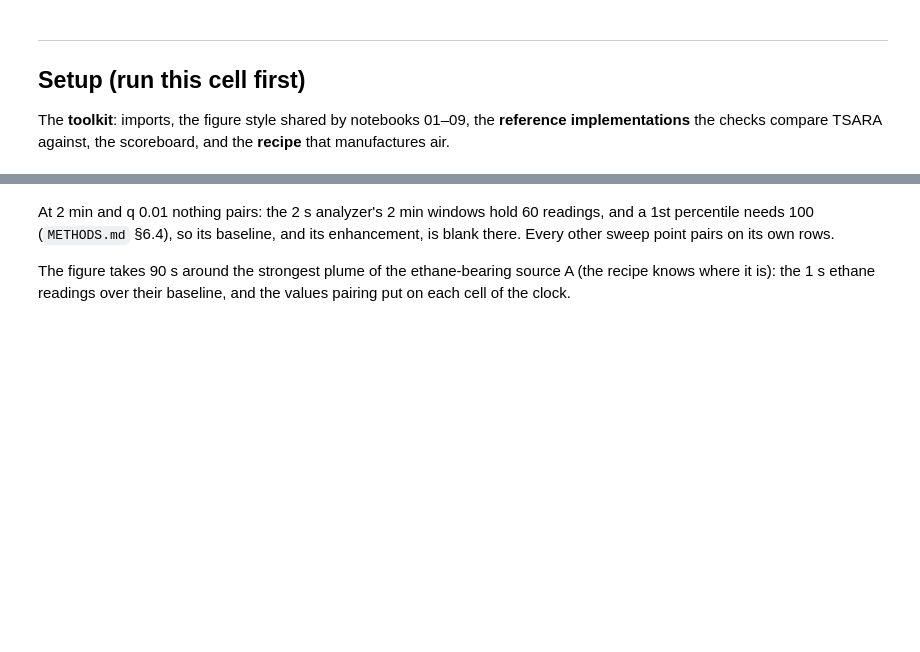
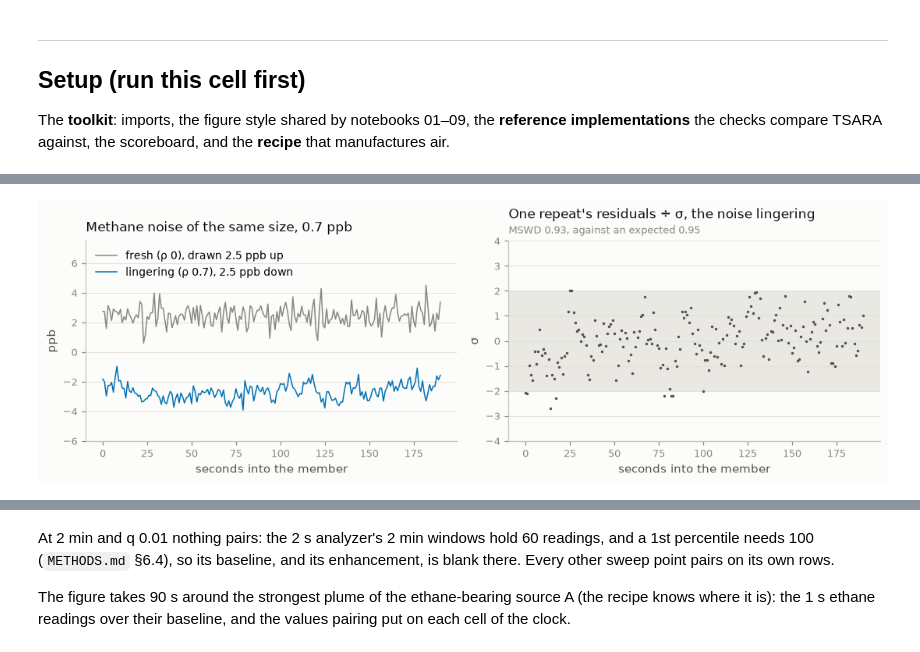
Before and after one commit to agmeyer4/tsara, a Jupyter notebook: examples/notebooks/09_ratio_fits_walkthrough.ipynb, the cells around one changed output, grey strips where cells are left out. Cells and saved outputs as stored; diff of their text form; code cells hidden in the pictures; blank space fills up the shorter version.

```diff
--- a/examples/notebooks/09_ratio_fits_walkthrough.ipynb
+++ b/examples/notebooks/09_ratio_fits_walkthrough.ipynb
@@ -793,0 +1659,83 @@ ethane: 3598 readings behind the pairs, borrowed share 0.00, readings in more th
+# %%
+# --- parameters --------------------------------------------------------------
+RHO = 0.7  # (b) lag-one correlation of the noise on 1 s readings, both gases (0: fresh)
+DECLARE_TAU = True  # tell the fit the decorrelation time, as a manifest would
+DECLARED_B = 1.0  # the noise told to the fit in part (b), as a multiple of the true noise
+
+rng = np.random.default_rng(SEED)
+fig, axes = plt.subplots(1, 2, figsize=(10, 3.4))
+ax = axes[0]
+seconds = np.arange(points.size)
+for rho, color, label, offset in (
+    (0.0, MUTED, "fresh (ρ 0), drawn 2.5 ppb up", 2.5),
+    (RHO, C1, f"lingering (ρ {RHO:g}), 2.5 ppb down", -2.5),
+):
+    ax.plot(
+        seconds,
+        offset + lingering_noise(rng, 0.7, rho, (1, points.size))[0],
+        color=color,
+        lw=1,
+        label=label,
+    )
+finish(
+    ax,
+    title="Methane noise of the same size, 0.7 ppb",
+    xlab="seconds into the member",
+    ylab="ppb",
+    legend=True,
+    loc="upper left",
+)
+ax.set_ylim(-6, 7.5)
+
+lingering, (noise_x, noise_y) = repeat_fits(
+    x_true, y_true, REPEATS, rho=RHO, declared=DECLARED_B, tell_tau=DECLARE_TAU, seed=SEED
+)
+york_rows = lingering[lingering.method == "york"].reset_index(drop=True)
+first = york_rows.iloc[0]
+x, y = x_true + noise_x[0], y_true + noise_y[0]
+divided = (y - first.intercept - first.slope * x) / np.sqrt(
+    (0.05 * DECLARED_B) ** 2 + first.slope**2 * (0.7 * DECLARED_B) ** 2
+)
+ax = axes[1]
+ax.axhspan(-2, 2, color=GRID, alpha=0.7, lw=0)
+ax.plot(seconds, divided, ".", color=INK2, ms=2.5)
+finish(
+    ax,
+    title="One repeat's residuals ÷ σ, the noise lingering",
+    sub=f"MSWD {first.mswd:.2f}, against an expected {first.mswd_expected:.2f}",
+    xlab="seconds into the member",
+    ylab="σ",
+)
+ax.set_ylim(-4, 4)
+plt.tight_layout()
+plt.show()
+
+# The four levels of lingering, each repeated: what York's sigma promises against
+# what the slopes do, and the two factors the stage stores.
+rows = []
+for rho in sorted({0.0, 0.5, 0.7, 0.9, RHO}):
+    table = repeat_fits(
+        x_true, y_true, REPEATS, rho=rho, declared=DECLARED_B, tell_tau=DECLARE_TAU, seed=SEED
+    )[0]
+    york_at = table[table.method == "york"]
+    tau = -1.0 / math.log(rho) if rho > 0 else math.inf
+    mean_factor = (
+        math.sqrt(points.size / reference_n_effective(points.size, 1.0, tau)) if rho > 0 else 1.0
+    )
+    rows.append(
+        {
+            "ρ": rho,
+            "τ (s)": tau,
+            "spread ÷ York's σ": honesty(york_at, "slope_sigma")[0],
+            "P, the slope's own": np.median(york_at.persistence_factor),
+            "an average's √(N/N_eff)": mean_factor,
+            "E": np.median(york_at.mswd_expected),
+            "MSWD": np.median(york_at.mswd),
+            "spread ÷ widened σ": honesty(york_at, "slope_sigma_widened")[0],
+            "truth within ±2 widened σ": honesty(york_at, "slope_sigma_widened")[1],
+        }
+    )
+widening = pd.DataFrame(rows)
+print(widening.to_string(index=False, float_format=lambda v: f"{v:.2f}"))
+# %% [output]
+[figure, added]
```
Also changed, not shown: parts of 69 cells of this notebook.
